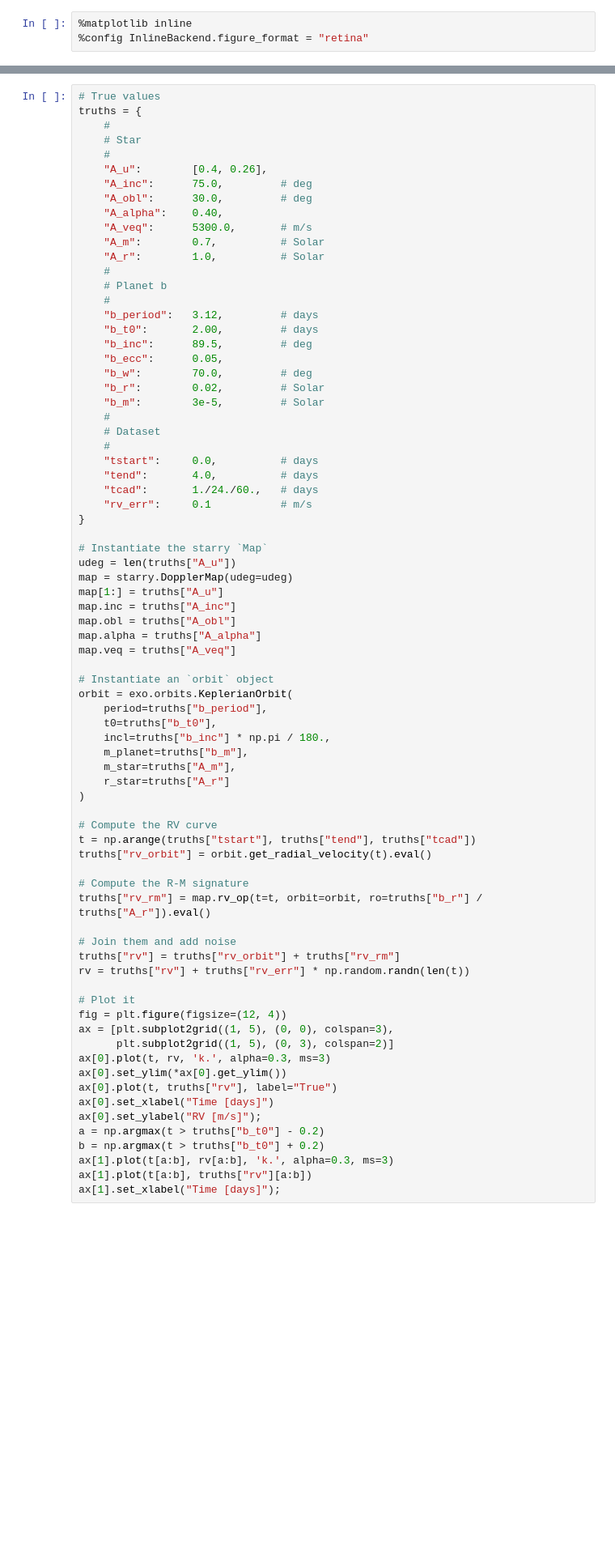
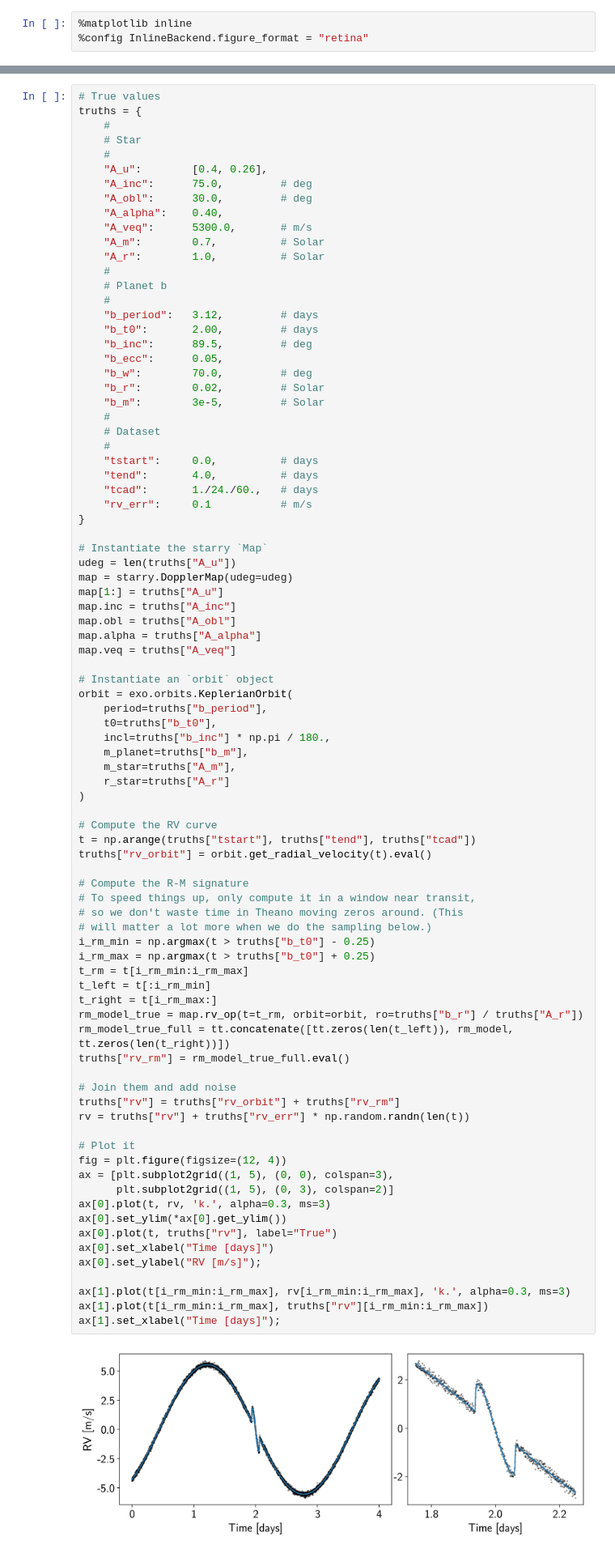
Before and after one commit to rodluger/starry, a Jupyter notebook: notebooks/RV+RM.ipynb, the cells around one changed output, grey strips where cells are left out. Shown at 81% size. Drawn from its saved outputs; the diff is of its cells as text; blank space fills up the shorter version.

```diff
--- a/notebooks/RV+RM.ipynb
+++ b/notebooks/RV+RM.ipynb
@@ -64,37 +64,48 @@ map.veq = truths["A_veq"]
 # Instantiate an `orbit` object
 orbit = exo.orbits.KeplerianOrbit(
     period=truths["b_period"],
     t0=truths["b_t0"],
     incl=truths["b_inc"] * np.pi / 180.,
     m_planet=truths["b_m"],
     m_star=truths["A_m"],
     r_star=truths["A_r"]
 )
 
 # Compute the RV curve
 t = np.arange(truths["tstart"], truths["tend"], truths["tcad"])
 truths["rv_orbit"] = orbit.get_radial_velocity(t).eval()
 
 # Compute the R-M signature
-truths["rv_rm"] = map.rv_op(t=t, orbit=orbit, ro=truths["b_r"] / truths["A_r"]).eval()
+# To speed things up, only compute it in a window near transit,
+# so we don't waste time in Theano moving zeros around. (This
+# will matter a lot more when we do the sampling below.)
+i_rm_min = np.argmax(t > truths["b_t0"] - 0.25)
+i_rm_max = np.argmax(t > truths["b_t0"] + 0.25)
+t_rm = t[i_rm_min:i_rm_max]
+t_left = t[:i_rm_min]
+t_right = t[i_rm_max:]
+rm_model_true = map.rv_op(t=t_rm, orbit=orbit, ro=truths["b_r"] / truths["A_r"])
+rm_model_true_full = tt.concatenate([tt.zeros(len(t_left)), rm_model, tt.zeros(len(t_right))])
+truths["rv_rm"] = rm_model_true_full.eval()
 
 # Join them and add noise
 truths["rv"] = truths["rv_orbit"] + truths["rv_rm"]
 rv = truths["rv"] + truths["rv_err"] * np.random.randn(len(t))
 
 # Plot it
 fig = plt.figure(figsize=(12, 4))
 ax = [plt.subplot2grid((1, 5), (0, 0), colspan=3),
       plt.subplot2grid((1, 5), (0, 3), colspan=2)]
 ax[0].plot(t, rv, 'k.', alpha=0.3, ms=3)
 ax[0].set_ylim(*ax[0].get_ylim())
 ax[0].plot(t, truths["rv"], label="True")
 ax[0].set_xlabel("Time [days]")
 ax[0].set_ylabel("RV [m/s]");
-a = np.argmax(t > truths["b_t0"] - 0.2)
-b = np.argmax(t > truths["b_t0"] + 0.2)
-ax[1].plot(t[a:b], rv[a:b], 'k.', alpha=0.3, ms=3)
-ax[1].plot(t[a:b], truths["rv"][a:b])
+
+ax[1].plot(t[i_rm_min:i_rm_max], rv[i_rm_min:i_rm_max], 'k.', alpha=0.3, ms=3)
+ax[1].plot(t[i_rm_min:i_rm_max], truths["rv"][i_rm_min:i_rm_max])
 ax[1].set_xlabel("Time [days]");
+# %% [output]
+[figure, added]
 # %%
 map.show()
```
Also changed, not shown: parts of 3 cells of this notebook.
